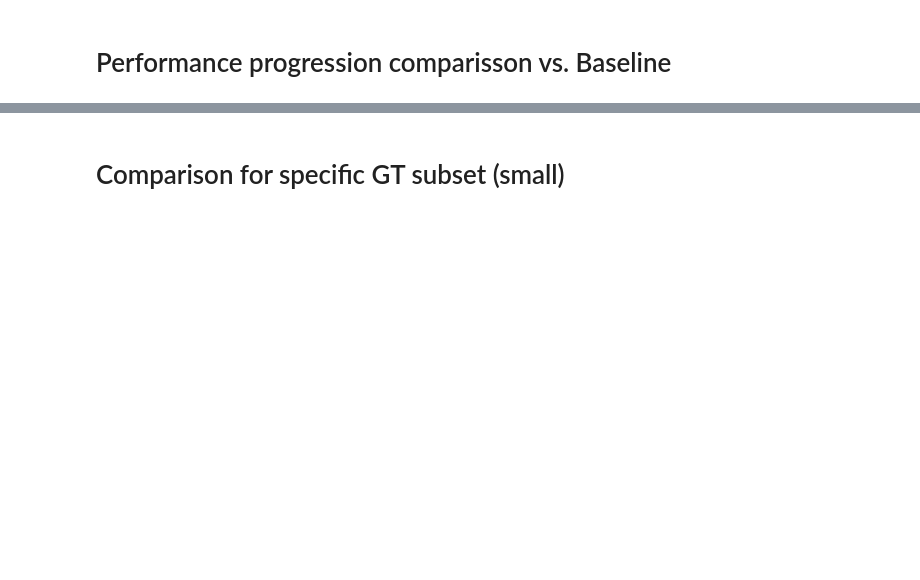
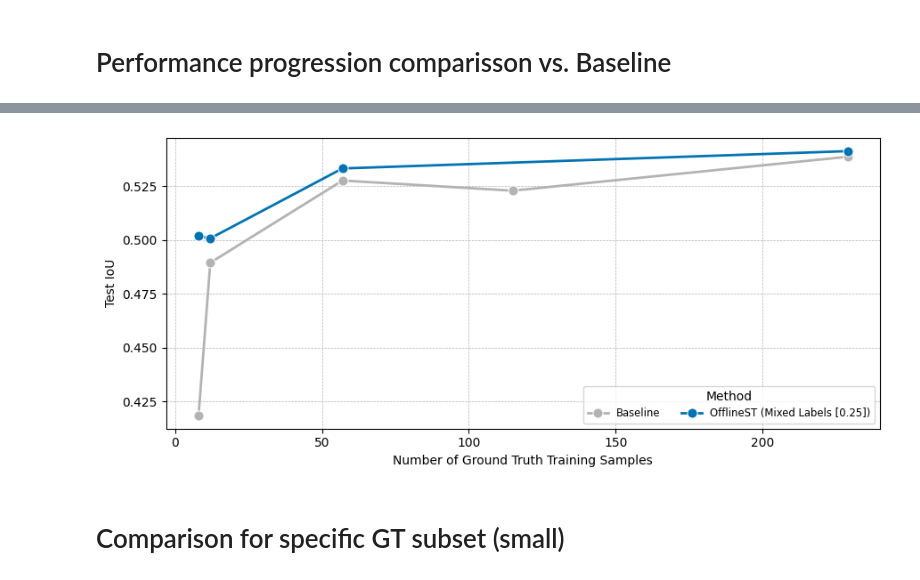
Before and after one commit to speydril/mp-lippert-experiments, a Jupyter notebook: src/wild-west/eval.ipynb, the cells around one changed output, grey strips where cells are left out. Saved outputs shown, nothing was run; the diff lists cells and outputs as text; code cells hidden in the pictures; blank space fills up the shorter version.

```diff
--- a/src/wild-west/eval.ipynb
+++ b/src/wild-west/eval.ipynb
@@ -133,34 +152,35 @@ df
 import seaborn as sns
 
 # Create the plot
-plt.figure(figsize=(9, 7))
-df = df[df["Confidence"] == False]
-df = df[df["Method Id"] != 12]
-methods = df.sort_values(by=["Method Id", "Optimal Threshold"])["Method"].unique()
+plt.figure(figsize=(9, 4))
+
+comparison_df = df[(df["Method Id"] == 2) | (df["Method Id"] == 36)]
+comparison_df = comparison_df[comparison_df["Number of Ground Truth Training Samples"]>6]
+methods = comparison_df.sort_values(by=["Method Id", "Optimal Threshold"])["Method"].unique()
 # Plot each method separately
 for method in methods:
-    subset_df = df[df["Method"] == method]
-    dashed = not bool(subset_df["Optimal Threshold"].iloc[0])
+    subset_df = comparison_df[comparison_df["Method"] == method]
     sns.lineplot(
         data=subset_df,
         x="Number of Ground Truth Training Samples",
         y="Test IoU",
         color=subset_df["Color"].iloc[0],
-        alpha=subset_df["Alpha"].mean(),
         label=method,
+        linewidth=2,
         markers=True,
-        dashes=(2, 2) if dashed else False,
-        markersize=4,
+        markersize=8,
         marker="o",
     )
 
 plt.legend(
     title="Method",
-    loc="upper center",
-    bbox_to_anchor=(0.5, 1.2),
-    ncol=3,
+    #loc="upper center",
+    #bbox_to_anchor=(0.5, 1.1),
+    ncol=2,
     fontsize="small",
 )
 plt.grid(axis="both", which="both", linestyle="--", linewidth=0.5)
 plt.gca().yaxis.set_major_locator(plt.MultipleLocator(0.025))
 plt.tight_layout()
+comparison_df
+# %% [output]
@@ -167,3 +197,4 @@ plt.tight_layout()
+[figure, added]
 # %% [markdown]
 # Comparison for specific GT subset (small)
 # %%
```
Also changed, not shown: parts of 7 cells of this notebook, 3 other files.
